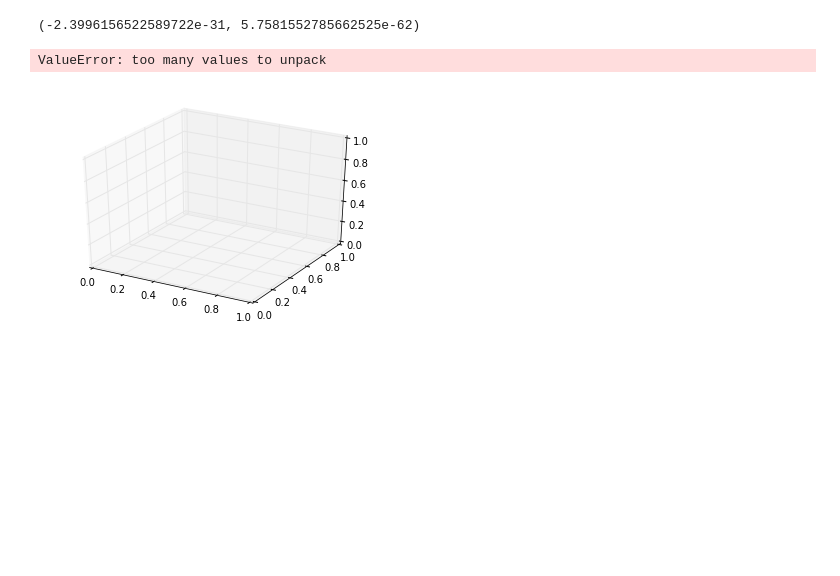
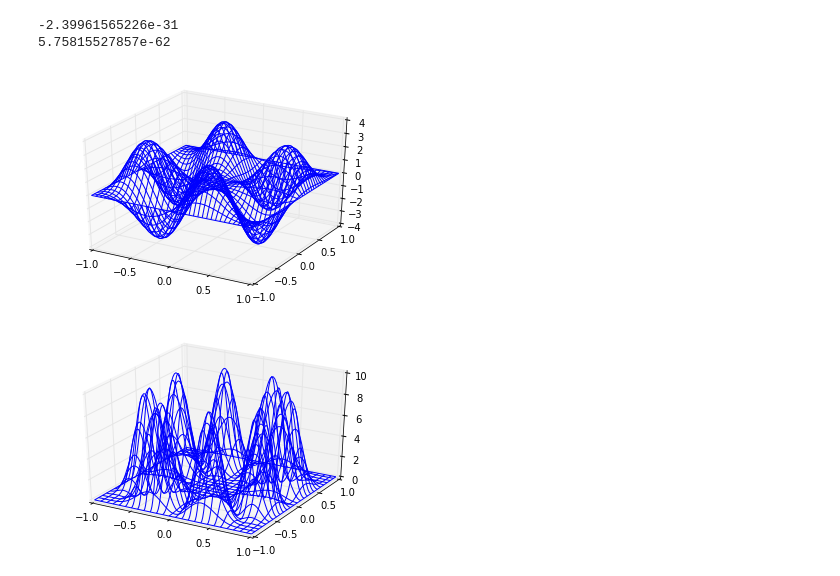
Before and after one commit to COMPPHYS-MESPANOL/comp-phys, a Jupyter notebook: plot_antisym.ipynb, the cells around one changed output. Cells and saved outputs as stored; diff of their text form; code cells hidden in the pictures; blank space fills up the shorter version.

```diff
--- a/plot_antisym.ipynb
+++ b/plot_antisym.ipynb
@@ -7,36 +7,46 @@ from numpy import sin
 from math import pi
 from mpl_toolkits.mplot3d import axes3d
 import matplotlib.pyplot as plt
 import numpy as np
 from matplotlib import cm
 
 def psi(x1,x2, n1=1,n2=2, a=1.0):
     psi= 2./a*(sin((n1*pi*x1)/a)*sin((n2*pi*x2)/a)-sin((n1*pi*x2)/a)*sin((n2*pi*x1)/a))
     return psi
 
 def prob_density(p):
     density=(p**2)
     return density
 
 def antisym(x1,x2, n1=1,n2=2, a=1.0):
-    return psi(x1,x2, n1=1,n2=2, a=1.0) ,prob_density(psi(x1,x2, n1=1,n2=2, a=1.0))
+    return prob_density(psi(x1,x2, n1=1,n2=2, a=1.0))
     #x=psi(x1,x2, n1=1,n2=2, a=1.0)
     #y=prob_density(psi(x1,x2, n1=1,n2=2, a=1.0))
 
     #return x, y
-
+print psi(1.,2.)
 print antisym(1.,2.)
 
 
 fig=plt.figure()
 ax= fig.add_subplot(111, projection='3d')
-x= y = np.linspace(-1,1,10)
+x= y = np.linspace(-1,1,150)
+xv, yv= np.meshgrid(x, y)
+z= psi(xv,yv)
+ax.plot_wireframe(xv, yv, z, rstride=4, cstride=4, linewidth=1)
+#ax.plot_surface(xv,yv, z, rstride = 1, cstride = 1, cmap=cm.coolwarm, linewidth=0)
+plt.show()
+
+fig=plt.figure()
+ax= fig.add_subplot(111, projection='3d')
+x= y = np.linspace(-1,1,100)
 xv, yv= np.meshgrid(x, y)
 z= antisym(xv,yv)
 ax.plot_wireframe(xv, yv, z, rstride=4, cstride=4, linewidth=1)
 #ax.plot_surface(xv,yv, z, rstride = 1, cstride = 1, cmap=cm.coolwarm, linewidth=0)
 plt.show()
 # %% [output]
-(-2.3996156522589722e-31, 5.7581552785662525e-62)
+-2.39961565226e-31
+5.75815527857e-62
-ValueError: too many values to unpack
-[figure, old version]
+[figure, new version]
+[figure, added]
```
